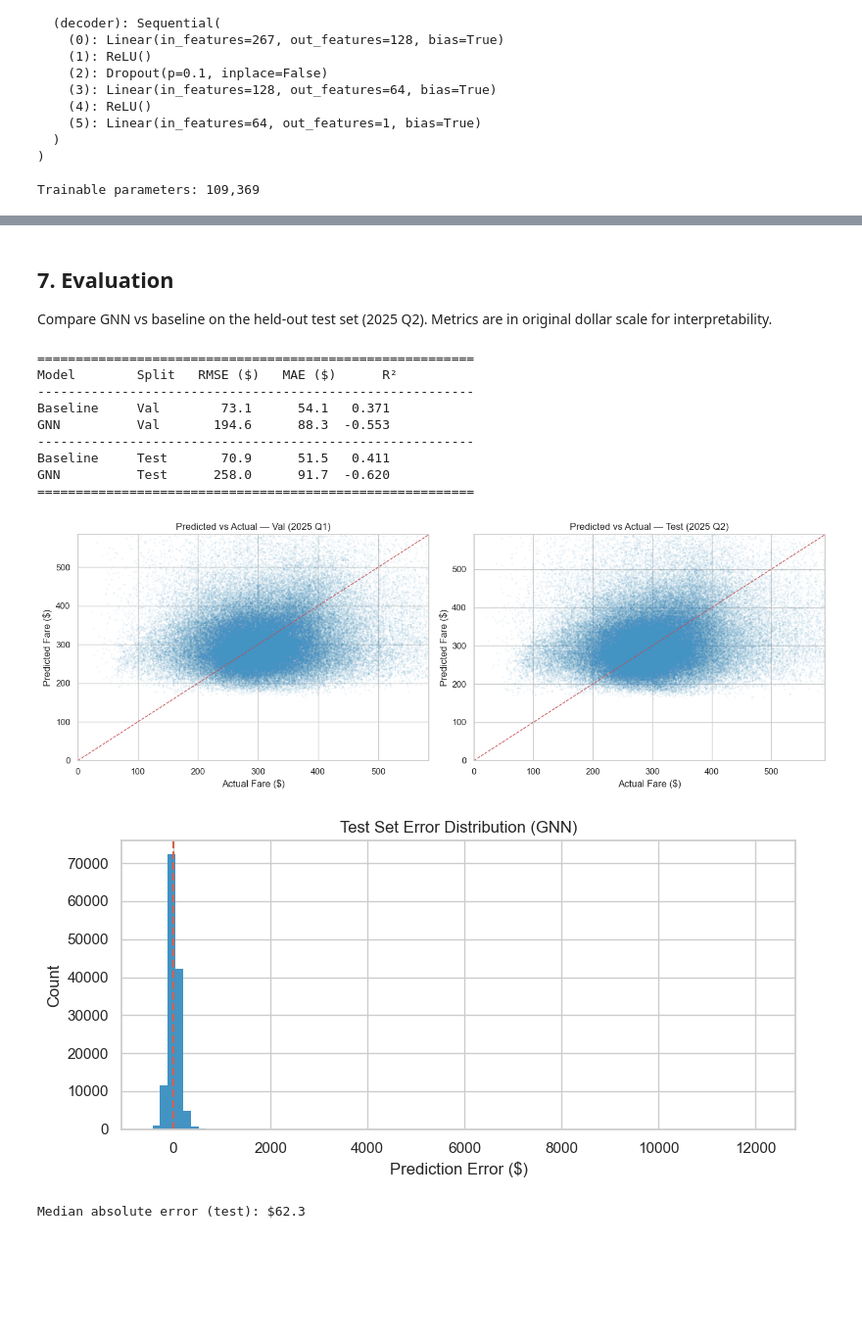
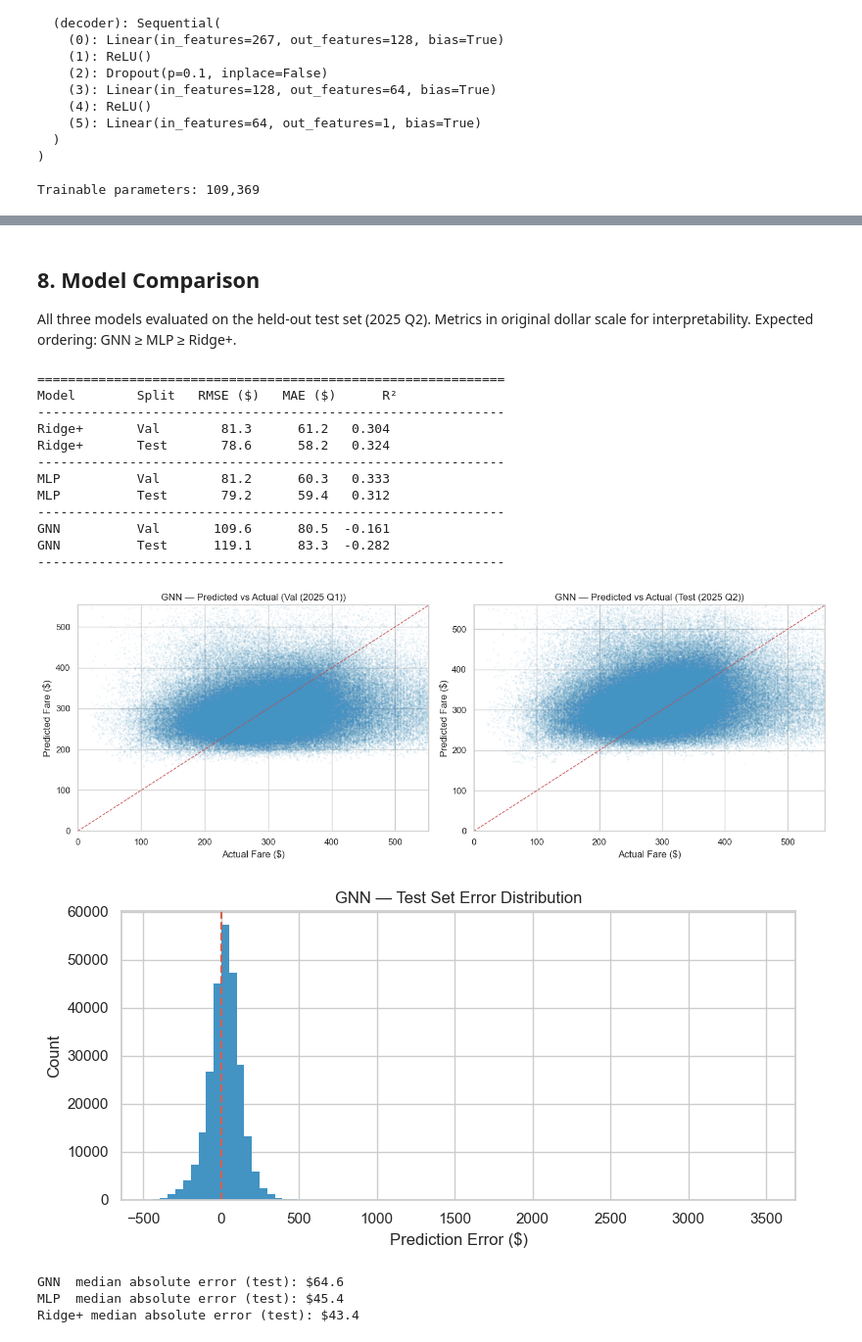
Before and after one commit to normangw/6600-neural-networks, a Jupyter notebook: technical-details/neural-networks/main.ipynb, the cells around one changed output, grey strips where cells are left out. Shown at 98% size. Cells and saved outputs as stored; diff of their text form; code cells hidden in the pictures; blank space fills up the shorter version.

Commit message:
drafted skeleton neural network comparisons between base regression, mlp, graph convolution network

```diff
--- a/technical-details/neural-networks/main.ipynb
+++ b/technical-details/neural-networks/main.ipynb
@@ -187,7 +190,11 @@ def eval_dollars(y_true_log, y_pred_log):
     r2   = r2_score(y_true_log, y_pred_log)
     return rmse, mae, r2
 
-X_cols = ['log_distance', 'sin_q', 'cos_q', 'TICKET_CARRIER']
+# Features: numeric (log_distance, sin_q, cos_q, YEAR) +
+#           one-hot dummies (TICKET_CARRIER, REPORTING_CARRIER, ORIGIN, DEST)
+# ORIGIN and DEST add ~800 binary columns — Ridge regularisation handles the high dimensionality
+X_cols = ['log_distance', 'sin_q', 'cos_q', 'YEAR',
+          'TICKET_CARRIER', 'REPORTING_CARRIER', 'ORIGIN', 'DEST']
 X = agg[X_cols].copy()
 y_np = agg['log_fare'].values
 
@@ -196,8 +203,10 @@ X_val,   y_val   = X[val_mask],   y_np[val_mask]
 X_test,  y_test  = X[test_mask],  y_np[test_mask]
 
 preprocessor = ColumnTransformer([
-    ('num', StandardScaler(),                                     ['log_distance', 'sin_q', 'cos_q']),
-    ('cat', OneHotEncoder(handle_unknown='ignore', sparse_output=False), ['TICKET_CARRIER']),
+    ('num', StandardScaler(),
+     ['log_distance', 'sin_q', 'cos_q', 'YEAR']),
+    ('cat', OneHotEncoder(handle_unknown='ignore', sparse_output=False),
+     ['TICKET_CARRIER', 'REPORTING_CARRIER', 'ORIGIN', 'DEST']),
 ])
 baseline = Pipeline([('pre', preprocessor), ('reg', Ridge())])
 baseline.fit(X_train, y_train)
@@ -207,6 +216,6 @@ bl_test = baseline.predict(X_test)
 
 rmse_v, mae_v, r2_v = eval_dollars(y_val,  bl_val)
 rmse_t, mae_t, r2_t = eval_dollars(y_test, bl_test)
-print(f"Baseline  Val  — RMSE: ${rmse_v:.1f}  MAE: ${mae_v:.1f}  R²: {r2_v:.3f}")
-print(f"Baseline  Test — RMSE: ${rmse_t:.1f}  MAE: ${mae_t:.1f}  R²: {r2_t:.3f}")
+print(f"Ridge+  Val  — RMSE: ${rmse_v:.1f}  MAE: ${mae_v:.1f}  R²: {r2_v:.3f}")
+print(f"Ridge+  Test — RMSE: ${rmse_t:.1f}  MAE: ${mae_t:.1f}  R²: {r2_t:.3f}")
 # %% [output]
@@ -358,7 +495,7 @@ Best val loss: 0.1402
 # %% [markdown]
-## 7. Evaluation
+## 8. Model Comparison
 
-Compare GNN vs baseline on the held-out test set (2025 Q2). Metrics are in original dollar scale for interpretability.
+All three models evaluated on the held-out test set (2025 Q2). Metrics in original dollar scale for interpretability. Expected ordering: GNN ≥ MLP ≥ Ridge+.
 # %%
 model.eval()
 with torch.no_grad():
@@ -368,54 +505,66 @@ y_np_all = y_d.cpu().numpy()
 
 gnn_val  = eval_dollars(y_np_all[val_idx],  pred_log[val_idx])
 gnn_test = eval_dollars(y_np_all[test_idx], pred_log[test_idx])
 
-print("=" * 57)
+# ── Summary Table ─────────────────────────────────────────────────────────────
+print("=" * 61)
 print(f"{'Model':<12} {'Split':<6} {'RMSE ($)':>9} {'MAE ($)':>9} {'R²':>7}")
-print("-" * 57)
-print(f"{'Baseline':<12} {'Val':<6} {rmse_v:>8.1f}  {mae_v:>8.1f}  {r2_v:>6.3f}")
-print(f"{'GNN':<12} {'Val':<6} {gnn_val[0]:>8.1f}  {gnn_val[1]:>8.1f}  {gnn_val[2]:>6.3f}")
-print("-" * 57)
-print(f"{'Baseline':<12} {'Test':<6} {rmse_t:>8.1f}  {mae_t:>8.1f}  {r2_t:>6.3f}")
-print(f"{'GNN':<12} {'Test':<6} {gnn_test[0]:>8.1f}  {gnn_test[1]:>8.1f}  {gnn_test[2]:>6.3f}")
-print("=" * 57)
+print("-" * 61)
+for label, rv, rt in [
+    ('Ridge+',  (rmse_v,     mae_v,     r2_v),     (rmse_t,     mae_t,     r2_t)),
+    ('MLP',     (mlp_rmse_v, mlp_mae_v, mlp_r2_v), (mlp_rmse_t, mlp_mae_t, mlp_r2_t)),
+    ('GNN',     gnn_val,                            gnn_test),
+]:
+    rmse_rv, mae_rv, r2_rv = rv
+    rmse_rt, mae_rt, r2_rt = rt
+    print(f"{label:<12} {'Val':<6} {rmse_rv:>8.1f}  {mae_rv:>8.1f}  {r2_rv:>6.3f}")
+    print(f"{label:<12} {'Test':<6} {rmse_rt:>8.1f}  {mae_rt:>8.1f}  {r2_rt:>6.3f}")
+    print("-" * 61)
 
-# ── Predicted vs Actual ───────────────────────────────────────────────────────
+# ── GNN Predicted vs Actual ───────────────────────────────────────────────────
 fig, axes = plt.subplots(1, 2, figsize=(14, 5))
 for ax, idx, label in [(axes[0], val_idx, 'Val (2025 Q1)'), (axes[1], test_idx, 'Test (2025 Q2)')]:
     y_true_d = np.exp(y_np_all[idx])
     y_pred_d = np.exp(pred_log[idx])
     ax.scatter(y_true_d, y_pred_d, alpha=0.05, s=2, color=BLUE)
     lim = np.percentile(np.concatenate([y_true_d, y_pred_d]), 99)
     ax.plot([0, lim], [0, lim], 'r--', linewidth=1)
     ax.set_xlim(0, lim); ax.set_ylim(0, lim)
     ax.set_xlabel('Actual Fare ($)')
     ax.set_ylabel('Predicted Fare ($)')
-    ax.set_title(f'Predicted vs Actual — {label}')
+    ax.set_title(f'GNN — Predicted vs Actual ({label})')
 plt.tight_layout()
 plt.show()
 
-# ── Error Distribution ────────────────────────────────────────────────────────
+# ── GNN Error Distribution ────────────────────────────────────────────────────
 errors = np.exp(pred_log[test_idx]) - np.exp(y_np_all[test_idx])
 fig, ax = plt.subplots(figsize=(8, 4))
 ax.hist(errors, bins=80, color=BLUE, edgecolor='none')
 ax.axvline(0, color='#d6604d', linestyle='--', linewidth=1.5)
 ax.set_xlabel('Prediction Error ($)')
 ax.set_ylabel('Count')
-ax.set_title('Test Set Error Distribution (GNN)')
+ax.set_title('GNN — Test Set Error Distribution')
 plt.tight_layout()
 plt.show()
 
-print(f"\nMedian absolute error (test): ${np.median(np.abs(errors)):.1f}")
+print(f"\nGNN  median absolute error (test): ${np.median(np.abs(errors)):.1f}")
+print(f"MLP  median absolute error (test): ${np.median(np.abs(np.exp(mlp_test_pred) - np.exp(y_test))):.1f}")
+print(f"Ridge+ median absolute error (test): ${np.median(np.abs(np.exp(bl_test) - np.exp(y_test))):.1f}")
 # %% [output]
-=========================================================
+=============================================================
 Model        Split   RMSE ($)   MAE ($)      R²
----------------------------------------------------------
-Baseline     Val        73.1      54.1   0.371
-GNN          Val       194.6      88.3  -0.553
----------------------------------------------------------
-Baseline     Test       70.9      51.5   0.411
-GNN          Test      258.0      91.7  -0.620
-=========================================================
+-------------------------------------------------------------
+Ridge+       Val        81.3      61.2   0.304
+Ridge+       Test       78.6      58.2   0.324
+-------------------------------------------------------------
+MLP          Val        81.2      60.3   0.333
+MLP          Test       79.2      59.4   0.312
+-------------------------------------------------------------
+GNN          Val       109.6      80.5  -0.161
+GNN          Test      119.1      83.3  -0.282
+-------------------------------------------------------------
-[figure, old version]
+[figure, new version]
-[figure, old version]
+[figure, new version]
-Median absolute error (test): $62.3
+GNN  median absolute error (test): $64.6
+MLP  median absolute error (test): $45.4
+Ridge+ median absolute error (test): $43.4
```
Also changed, not shown: parts of 10 cells of this notebook, 1 other file.
